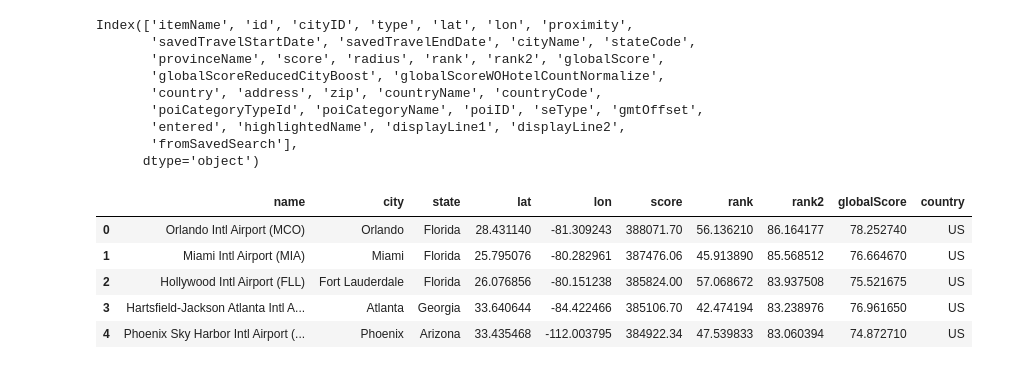
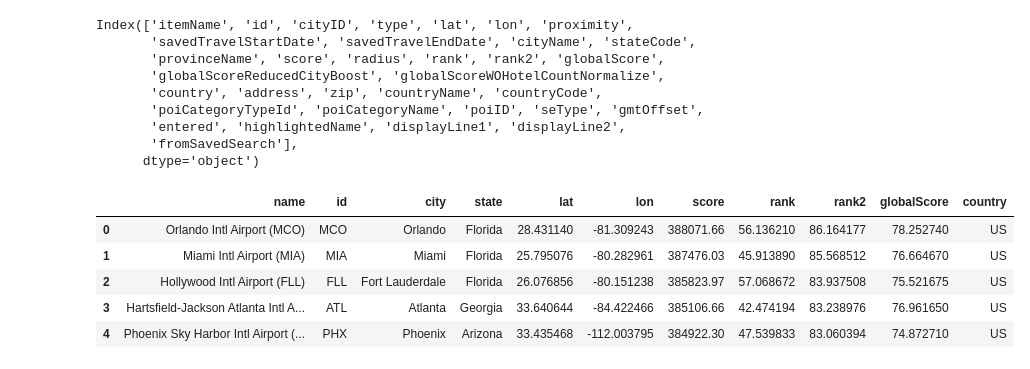
Before and after one commit to tayloresque/Project3_Group4, a Jupyter notebook: vacation_map copy.ipynb, the cells around one changed output. Saved outputs shown, nothing was run; the diff lists cells and outputs as text; code cells hidden in the pictures.

Commit message:
push data

```diff
--- a/vacation_map copy.ipynb
+++ b/vacation_map copy.ipynb
@@ -47,6 +9,0 @@ else:
-# %%
-dictionary_data = json.loads(response.text)
-
-hotel_data = pd.DataFrame(dictionary_data)
-
-hotel_data.head()
@@ -73,20 +9,0 @@ Index(['itemName', 'id', 'cityID', 'type', 'lat', 'lon', 'proximity',
-# %%
-hotel_data['name'] = hotel_data['itemName'].str.split('-').str[0]
-hotel_data['city'] = hotel_data['itemName'].str.split('-').str[1].str.split(',').str[0]
-hotel_data['state'] = hotel_data['itemName'].str.split('-').str[1].str.split(',').str[1]
-
-column_to_select = ['name',
-                    'city',
-                    'state',
-                    'lat',
-                    'lon',
-                    'score',
-                    'rank',
-                    'rank2',
-                    'globalScore',
-                    'country'
-                    ]
-
-hotel_data_select = hotel_data[column_to_select]
-
-hotel_data_select.head()
@@ -202,30 +278,31 @@ Index(['itemName', 'id', 'cityID', 'type', 'lat', 'lon', 'proximity',
 # %%
 airport_data['name'] = airport_data['itemName'].str.split(',').str[0]
 airport_data['city'] = airport_data['cityName']
 airport_data['state'] = airport_data['displayLine2']
 
 column_to_select = ['name',
+                    'id',
                     'city',
                     'state',
                     'lat',
                     'lon',
                     'score',
                     'rank',
                     'rank2',
                     'globalScore',
                     'country'
                     ]
 
 airport_data_select = airport_data[column_to_select]
 
 airport_data_select.head()
 # %% [output]
-|  | name | city | state | lat | lon | score | rank | rank2 | globalScore | country |
-| 0 | Orlando Intl Airport (MCO) | Orlando | Florida | 28.431140 | -81.309243 | 388071.70 | 56.136210 | 86.164177 | 78.252740 | US |
-| 1 | Miami Intl Airport (MIA) | Miami | Florida | 25.795076 | -80.282961 | 387476.06 | 45.913890 | 85.568512 | 76.664670 | US |
-| 2 | Hollywood Intl Airport (FLL) | Fort Lauderdale | Florida | 26.076856 | -80.151238 | 385824.00 | 57.068672 | 83.937508 | 75.521675 | US |
-| 3 | Hartsfield-Jackson Atlanta Intl A... | Atlanta | Georgia | 33.640644 | -84.422466 | 385106.70 | 42.474194 | 83.238976 | 76.961650 | US |
-| 4 | Phoenix Sky Harbor Intl Airport (... | Phoenix | Arizona | 33.435468 | -112.003795 | 384922.34 | 47.539833 | 83.060394 | 74.872710 | US |
+|  | name | id | city | state | lat | lon | score | rank | rank2 | globalScore | country |
+| 0 | Orlando Intl Airport (MCO) | MCO | Orlando | Florida | 28.431140 | -81.309243 | 388071.66 | 56.136210 | 86.164177 | 78.252740 | US |
+| 1 | Miami Intl Airport (MIA) | MIA | Miami | Florida | 25.795076 | -80.282961 | 387476.03 | 45.913890 | 85.568512 | 76.664670 | US |
+| 2 | Hollywood Intl Airport (FLL) | FLL | Fort Lauderdale | Florida | 26.076856 | -80.151238 | 385823.97 | 57.068672 | 83.937508 | 75.521675 | US |
+| 3 | Hartsfield-Jackson Atlanta Intl A... | ATL | Atlanta | Georgia | 33.640644 | -84.422466 | 385106.66 | 42.474194 | 83.238976 | 76.961650 | US |
+| 4 | Phoenix Sky Harbor Intl Airport (... | PHX | Phoenix | Arizona | 33.435468 | -112.003795 | 384922.30 | 47.539833 | 83.060394 | 74.872710 | US |
 # %%
 airport_data_select.dtypes
 # %% [output]
```
Also changed, not shown: parts of 23 cells of this notebook, 13 other files.
